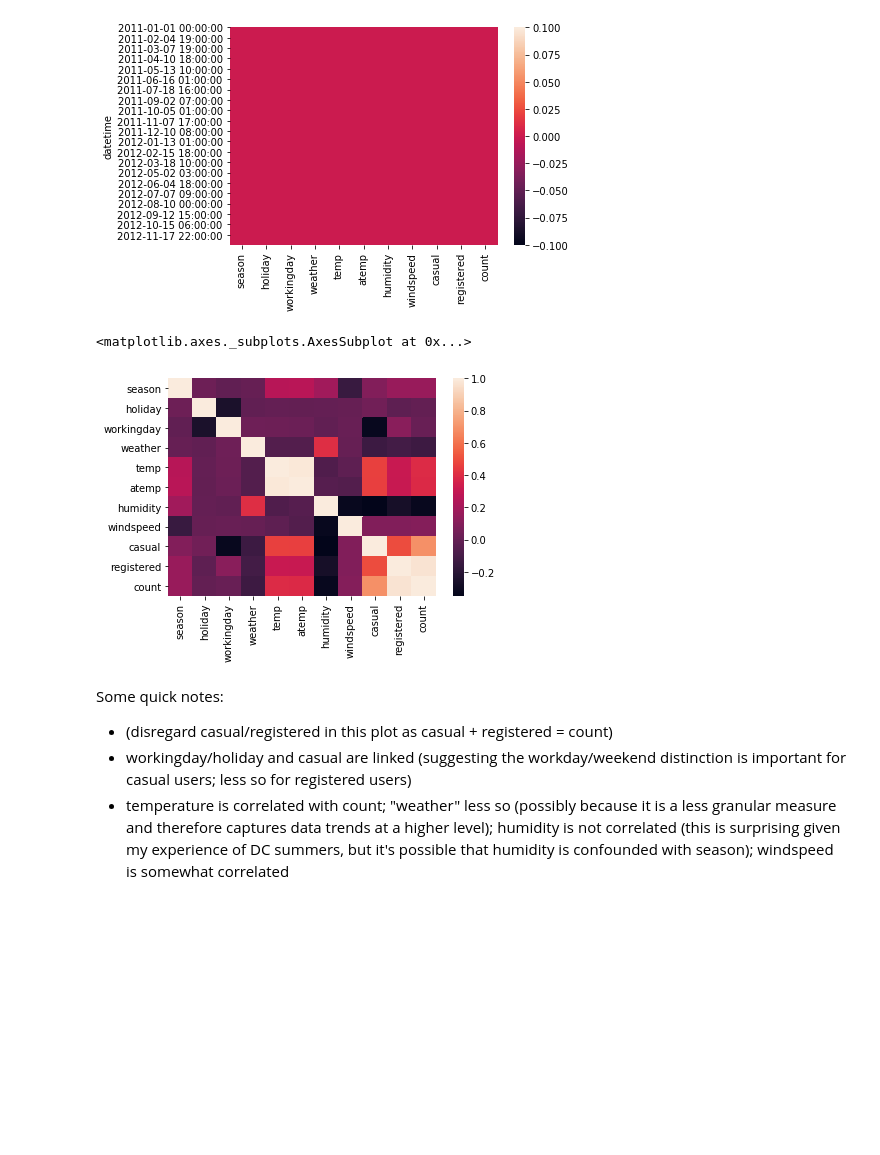
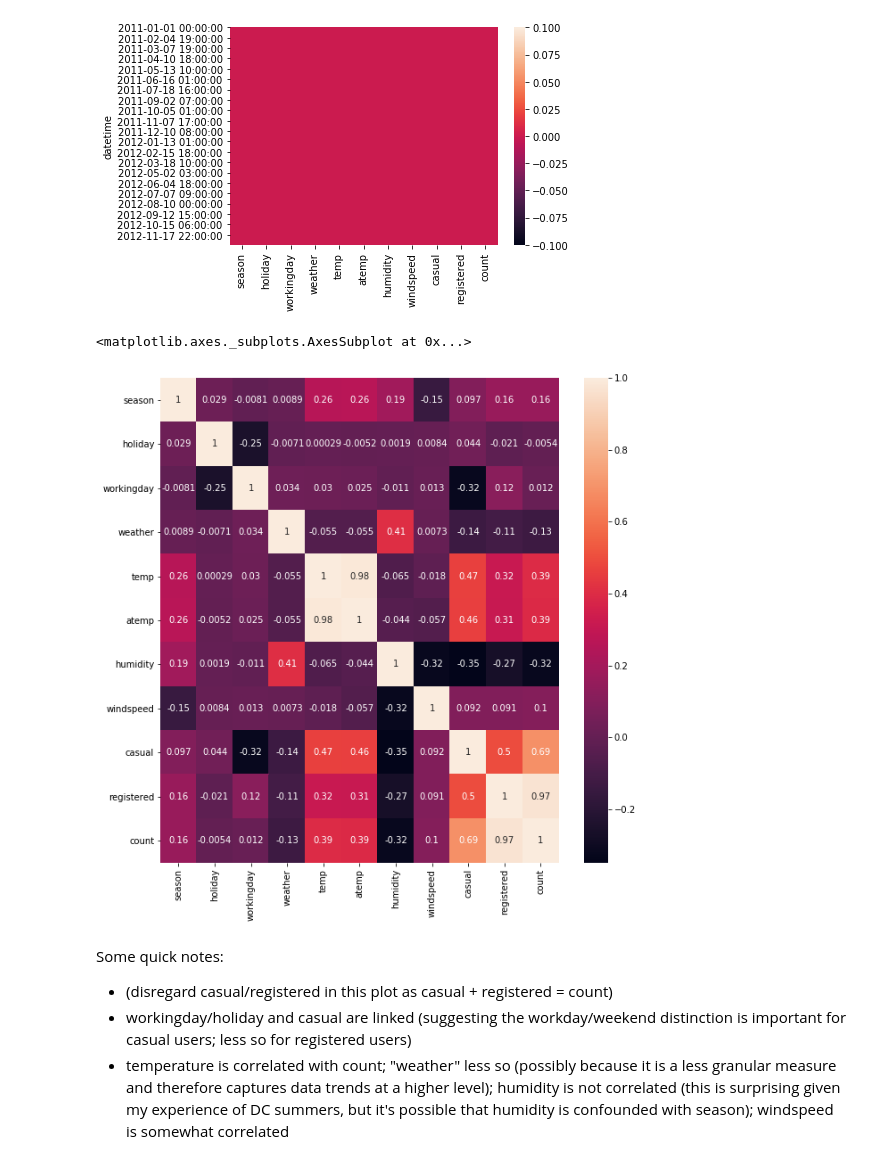
Before and after one commit to Basmatz/Spiced-bootcamp, a Jupyter notebook: Week_3/Bike_Project/Bike_Final_Project.ipynb, the cells around one changed output. Drawn from its saved outputs; the diff is of its cells as text; code cells hidden in the pictures; blank space fills up the shorter version.

```diff
--- a/Week_3/Bike_Project/Bike_Final_Project.ipynb
+++ b/Week_3/Bike_Project/Bike_Final_Project.ipynb
@@ -83,10 +111,11 @@ sns.heatmap(df.isna())
 # %%
 # quick look at correlations: what columns is "count" (= no. bikes rented on a given day) correlated with?
 
-sns.heatmap(df.corr())
+plt.subplots(figsize=(10,10))
+sns.heatmap(df.corr(), annot = True)
 # %% [output]
 <matplotlib.axes._subplots.AxesSubplot at 0x...>
-[figure, old version]
+[figure, new version]
 # %% [markdown]
 Some quick notes:
 - (disregard casual/registered in this plot as casual + registered = count)
```
Also changed, not shown: parts of 45 cells of this notebook.
